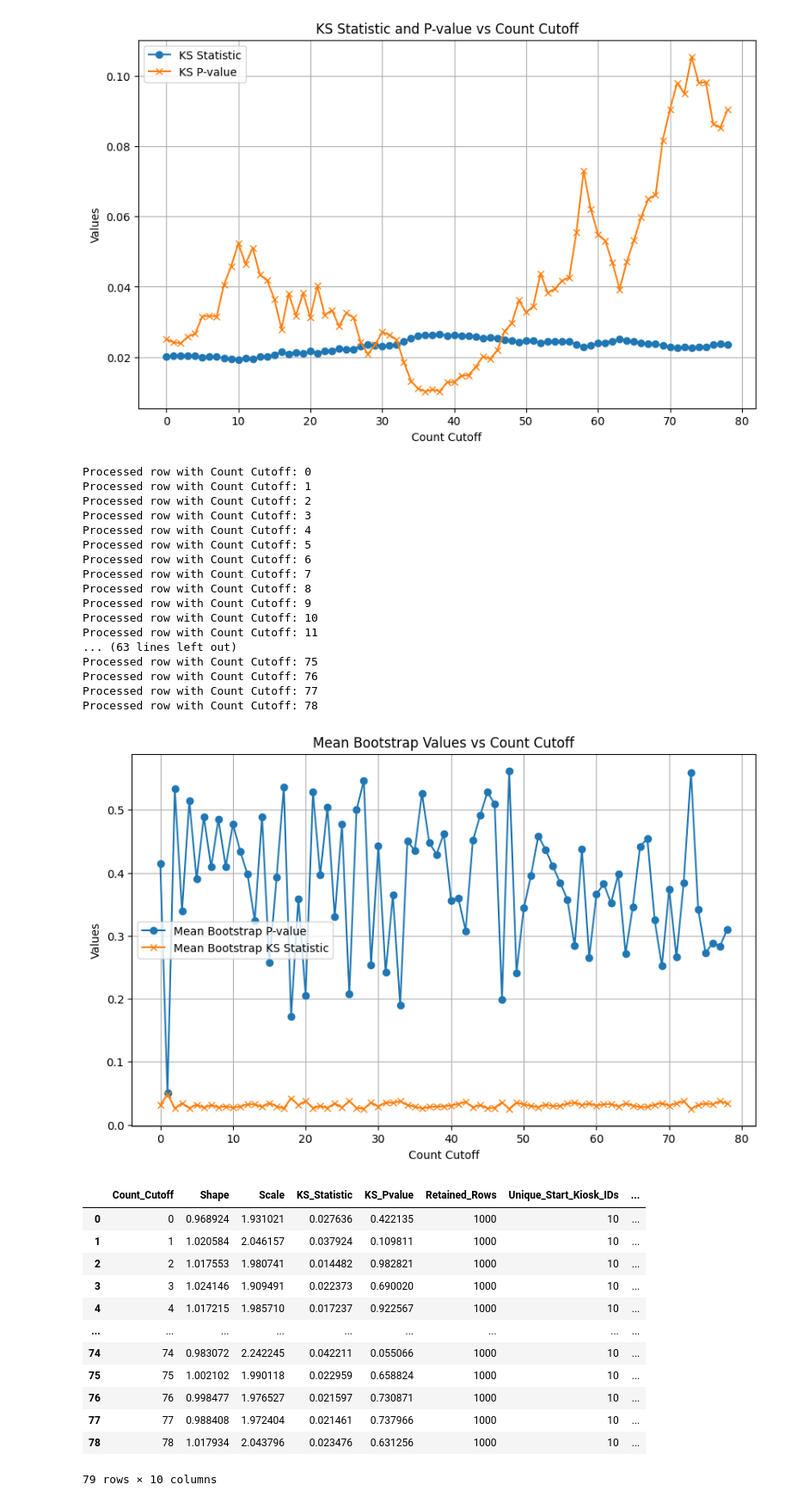
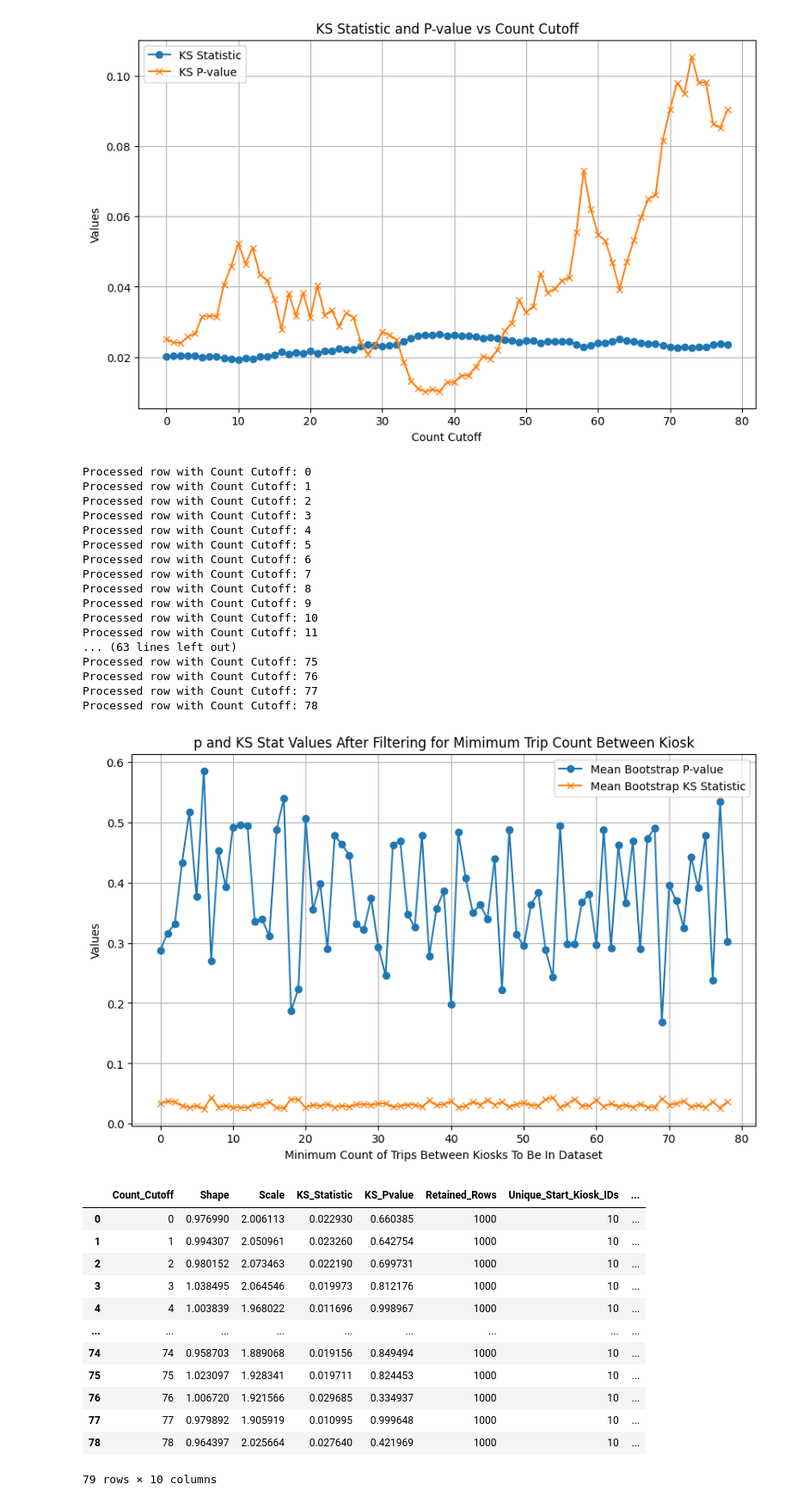
Before and after one commit to anonUnderground/openDataStories, a Jupyter notebook: src/data-processing/create_kiosk_vis_json.ipynb, the cells around one changed output. Shown at 86% size. Saved outputs shown, nothing was run; the diff lists cells and outputs as text; code cells hidden in the pictures.

```diff
--- a/src/data-processing/create_kiosk_vis_json.ipynb
+++ b/src/data-processing/create_kiosk_vis_json.ipynb
@@ -793,48 +836,48 @@ for count in range(0, 79):
         print(f"Processed row with Count Cutoff: {count}")
 
 # Plotting
 plt.figure(figsize=(10, 6))
 plt.plot(results_df['Count_Cutoff'], results_df['Mean_Bootstrap_Pvalue'], label='Mean Bootstrap P-value', marker='o')
 plt.plot(results_df['Count_Cutoff'], results_df['Mean_Bootstrap_KS_Statistic'], label='Mean Bootstrap KS Statistic', marker='x')
-plt.xlabel('Count Cutoff')
+plt.xlabel('Minimum Count of Trips Between Kiosks To Be In Dataset')
 plt.ylabel('Values')
-plt.title('Mean Bootstrap Values vs Count Cutoff')
+plt.title('p and KS Stat Values After Filtering for Mimimum Trip Count Between Kiosk')
 plt.legend()
 plt.grid(True)
 plt.show()
 
 display(results_df)
 # %% [output]
 Processed row with Count Cutoff: 0
 Processed row with Count Cutoff: 1
 Processed row with Count Cutoff: 2
 Processed row with Count Cutoff: 3
 Processed row with Count Cutoff: 4
 Processed row with Count Cutoff: 5
 Processed row with Count Cutoff: 6
 Processed row with Count Cutoff: 7
 Processed row with Count Cutoff: 8
 Processed row with Count Cutoff: 9
 Processed row with Count Cutoff: 10
 Processed row with Count Cutoff: 11
 ... (63 lines left out)
 Processed row with Count Cutoff: 75
 Processed row with Count Cutoff: 76
 Processed row with Count Cutoff: 77
 Processed row with Count Cutoff: 78
-[figure, old version]
+[figure, new version]
 |  | Count_Cutoff | Shape | Scale | KS_Statistic | KS_Pvalue | Retained_Rows | Unique_Start_Kiosk_IDs | ... |
-| 0 | 0 | 0.968924 | 1.931021 | 0.027636 | 0.422135 | 1000 | 10 | ... |
-| 1 | 1 | 1.020584 | 2.046157 | 0.037924 | 0.109811 | 1000 | 10 | ... |
-| 2 | 2 | 1.017553 | 1.980741 | 0.014482 | 0.982821 | 1000 | 10 | ... |
-| 3 | 3 | 1.024146 | 1.909491 | 0.022373 | 0.690020 | 1000 | 10 | ... |
-| 4 | 4 | 1.017215 | 1.985710 | 0.017237 | 0.922567 | 1000 | 10 | ... |
+| 0 | 0 | 0.976990 | 2.006113 | 0.022930 | 0.660385 | 1000 | 10 | ... |
+| 1 | 1 | 0.994307 | 2.050961 | 0.023260 | 0.642754 | 1000 | 10 | ... |
+| 2 | 2 | 0.980152 | 2.073463 | 0.022190 | 0.699731 | 1000 | 10 | ... |
+| 3 | 3 | 1.038495 | 2.064546 | 0.019973 | 0.812176 | 1000 | 10 | ... |
+| 4 | 4 | 1.003839 | 1.968022 | 0.011696 | 0.998967 | 1000 | 10 | ... |
 | ... | ... | ... | ... | ... | ... | ... | ... | ... |
-| 74 | 74 | 0.983072 | 2.242245 | 0.042211 | 0.055066 | 1000 | 10 | ... |
-| 75 | 75 | 1.002102 | 1.990118 | 0.022959 | 0.658824 | 1000 | 10 | ... |
-| 76 | 76 | 0.998477 | 1.976527 | 0.021597 | 0.730871 | 1000 | 10 | ... |
-| 77 | 77 | 0.988408 | 1.972404 | 0.021461 | 0.737966 | 1000 | 10 | ... |
-| 78 | 78 | 1.017934 | 2.043796 | 0.023476 | 0.631256 | 1000 | 10 | ... |
+| 74 | 74 | 0.958703 | 1.889068 | 0.019156 | 0.849494 | 1000 | 10 | ... |
+| 75 | 75 | 1.023097 | 1.928341 | 0.019711 | 0.824453 | 1000 | 10 | ... |
+| 76 | 76 | 1.006720 | 1.921566 | 0.029685 | 0.334937 | 1000 | 10 | ... |
+| 77 | 77 | 0.979892 | 1.905919 | 0.010995 | 0.999648 | 1000 | 10 | ... |
+| 78 | 78 | 0.964397 | 2.025664 | 0.027640 | 0.421969 | 1000 | 10 | ... |
 79 rows × 10 columns
 # %%
 print(results_df['Mean_Bootstrap_Pvalue'].mean())
```
Also changed, not shown: parts of 8 cells of this notebook, 4 other files.
